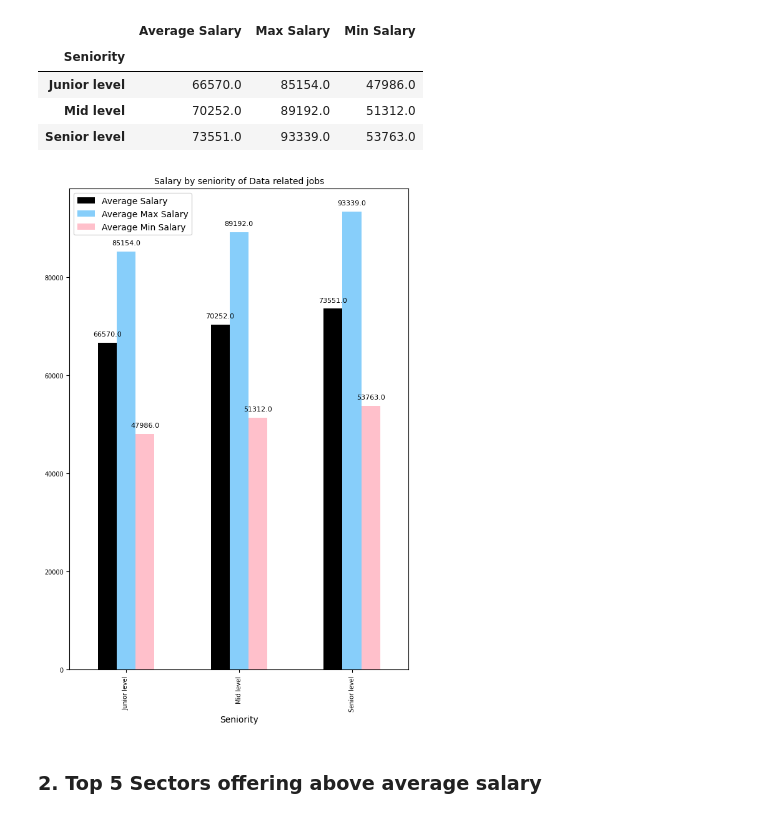
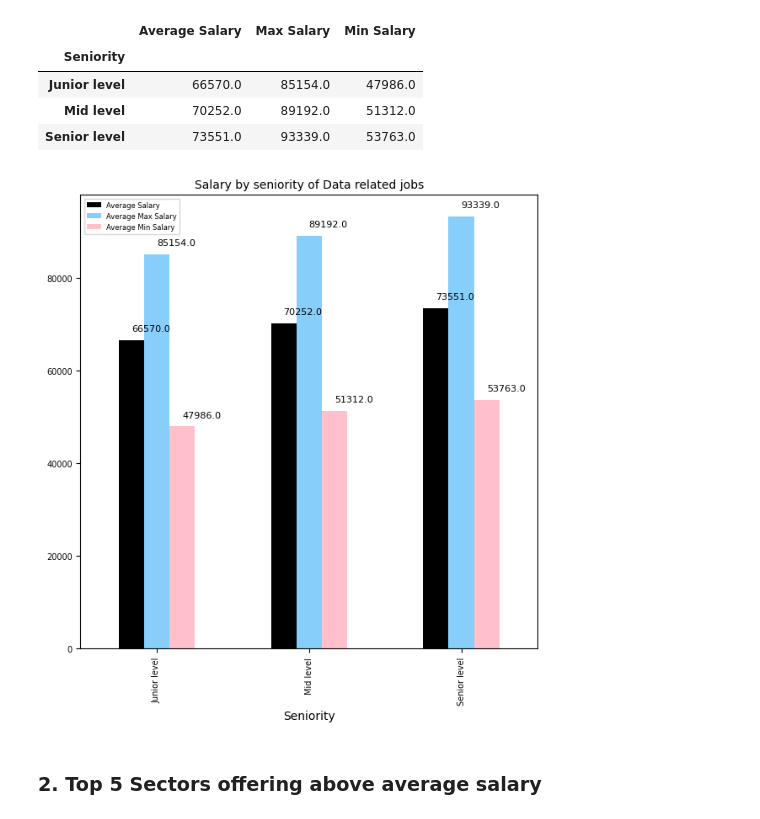
Before and after one commit to toduchoang/Python-Folder, a Jupyter notebook: (Project) Data_Analysis_Job_Market.ipynb, the cells around one changed output. Drawn from its saved outputs; the diff is of its cells as text; code cells hidden in the pictures.

```diff
--- a/(Project) Data_Analysis_Job_Market.ipynb
+++ b/(Project) Data_Analysis_Job_Market.ipynb
@@ -122,26 +122,27 @@ sy.round(0)
 | Senior level | 73551.0 | 93339.0 | 53763.0 |
 # %%
 my_label = ['Average Salary', 'Average Max Salary', 'Average Min Salary']
+
 sy_graph = sy.plot(kind='bar',
-                  figsize = (7,10),
+                  figsize = (7,7),
                   width = 0.5,
                   color = ['black', 'lightskyblue', 'pink'])
 sy_graph.tick_params(labelsize = 7)
-sy_graph.legend(labels = my_label)
-sy_graph.set_title('Salary by seniority of Data related jobs', fontsize =10)
+sy_graph.legend(labels = my_label,fontsize =6)
+sy_graph.set_title('Salary by seniority of Data related jobs', fontsize=10)
 for p in sy_graph.patches:
     sy_graph.annotate(np.round(p.get_height(),decimals=0),
                    (p.get_x()+p.get_width()/2.,p.get_height()),
-                   ha='center',
+                   ha='left',
                    va='center',
                    xytext=(0,10),
                    textcoords='offset points',
                    fontsize=8)
 
 
 plt.show()
 # %% [output]
-[figure, old version]
+[figure, new version]
 # %% [markdown]
 ### 2. Top 5 Sectors offering above average salary
 # %%
```
